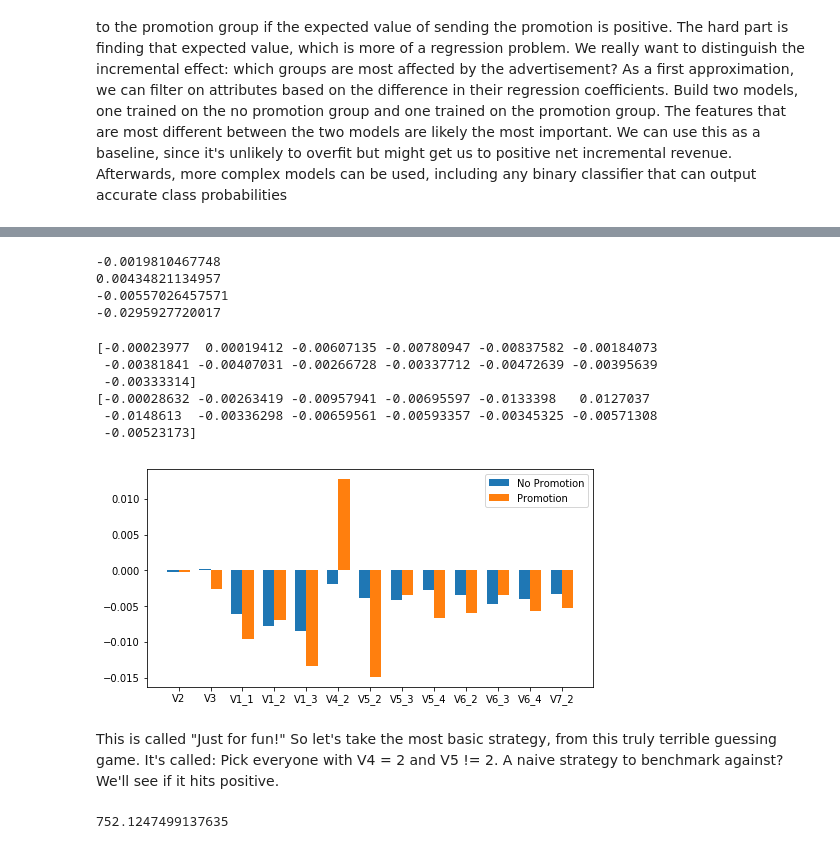
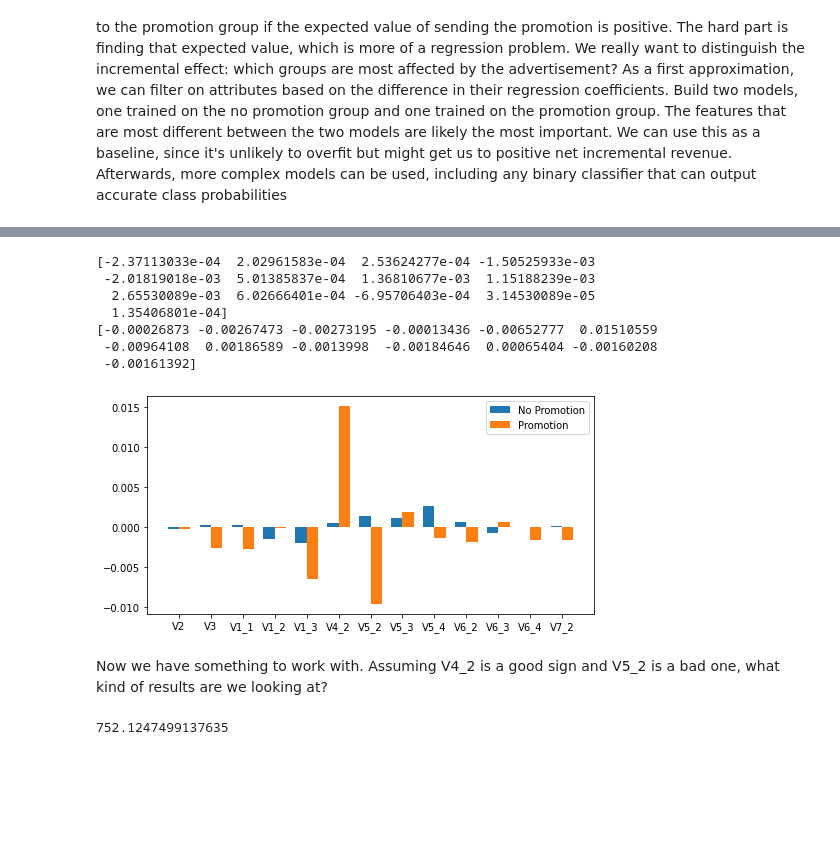
Before and after one commit to crgl/starbucks, a Jupyter notebook: Starbucks.ipynb, the cells around one changed output, grey strips where cells are left out. Saved outputs shown, nothing was run; the diff lists cells and outputs as text; code cells hidden in the pictures; blank space fills up the shorter version.

```diff
--- a/Starbucks.ipynb
+++ b/Starbucks.ipynb
@@ -354,45 +357,28 @@ print(lrm_1.score(x_0, y_0))
-# %%
-x_0 = no_promote_reg.drop(["ID", "Promotion"], axis=1)
-x_1 = promote_reg.drop(["ID", "Promotion"], axis=1)
-y_0 = y_trainl_np
-y_1 = y_trainl_p
-xlr_0 = xgb.XGBRegressor(booster='gblinear')
-xlr_1 = xgb.XGBRegressor(booster='gblinear')
-xlr_0.fit(x_0, y_0)
-xlr_1.fit(x_1, y_1)
-print(xlr_0.score(x_0, y_0))
-print(xlr_1.score(x_1, y_1))
-print(xlr_0.score(x_1, y_1))
-print(xlr_1.score(x_0, y_0))
-# %% [output]
--0.0019810467748
-0.00434821134957
--0.00557026457571
--0.0295927720017
 # %%
-print(xlr_0.coef_)
-print(xlr_1.coef_)
+print(lrm_0.coef_)
+print(lrm_1.coef_)
 fig, ax = plt.subplots()
 labels = x_0.columns
 x = np.arange(len(labels))
 width = 0.35
-ax.bar(x= x - width/2, height=xlr_0.coef_, width=width, label='No Promotion')
-ax.bar(x= x + width/2, height=xlr_1.coef_, width=width, label='Promotion')
+ax.bar(x= x - width/2, height=lrm_0.coef_, width=width, label='No Promotion')
+ax.bar(x= x + width/2, height=lrm_1.coef_, width=width, label='Promotion')
 ax.set_xticks(x)
 ax.set_xticklabels(labels)
 ax.legend()
 fig.set_size_inches((8, 4))
 plt.show()
 # %% [output]
-[-0.00023977  0.00019412 -0.00607135 -0.00780947 -0.00837582 -0.00184073
- -0.00381841 -0.00407031 -0.00266728 -0.00337712 -0.00472639 -0.00395639
- -0.00333314]
-[-0.00028632 -0.00263419 -0.00957941 -0.00695597 -0.0133398   0.0127037
- -0.0148613  -0.00336298 -0.00659561 -0.00593357 -0.00345325 -0.00571308
- -0.00523173]
+[-2.37113033e-04  2.02961583e-04  2.53624277e-04 -1.50525933e-03
+ -2.01819018e-03  5.01385837e-04  1.36810677e-03  1.15188239e-03
+  2.65530089e-03  6.02666401e-04 -6.95706403e-04  3.14530089e-05
+  1.35406801e-04]
+[-0.00026873 -0.00267473 -0.00273195 -0.00013436 -0.00652777  0.01510559
+ -0.00964108  0.00186589 -0.0013998  -0.00184646  0.00065404 -0.00160208
+ -0.00161392]
-[figure, old version]
+[figure, new version]
-# %% [markdown]
-This is called "Just for fun!" So let's take the most basic strategy, from this truly terrible guessing game. It's called: Pick everyone with V4 = 2 and V5 != 2. A naive strategy to benchmark against? We'll see if it hits positive.
+# %% [markdown]
+Now we have something to work with. Assuming V4_2 is a good sign and V5_2 is a bad one, what kind of results are we looking at?
 # %%
 truly_naive_0 = no_promotion[(no_promotion['V4'] == 2) & (no_promotion['V5'] != 2)]
 truly_naive_1 = promotion[(promotion['V4'] == 2) & (promotion['V5'] != 2)]
```
Also changed, not shown: parts of 131 cells of this notebook.
